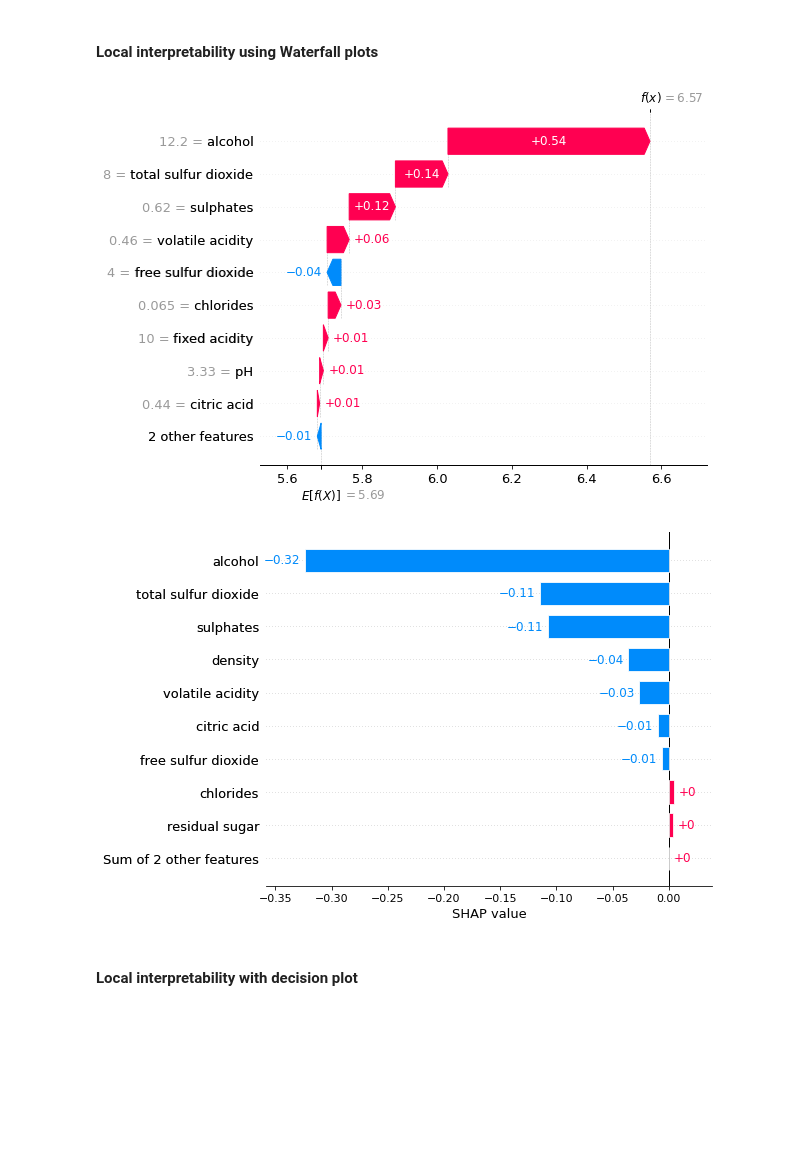
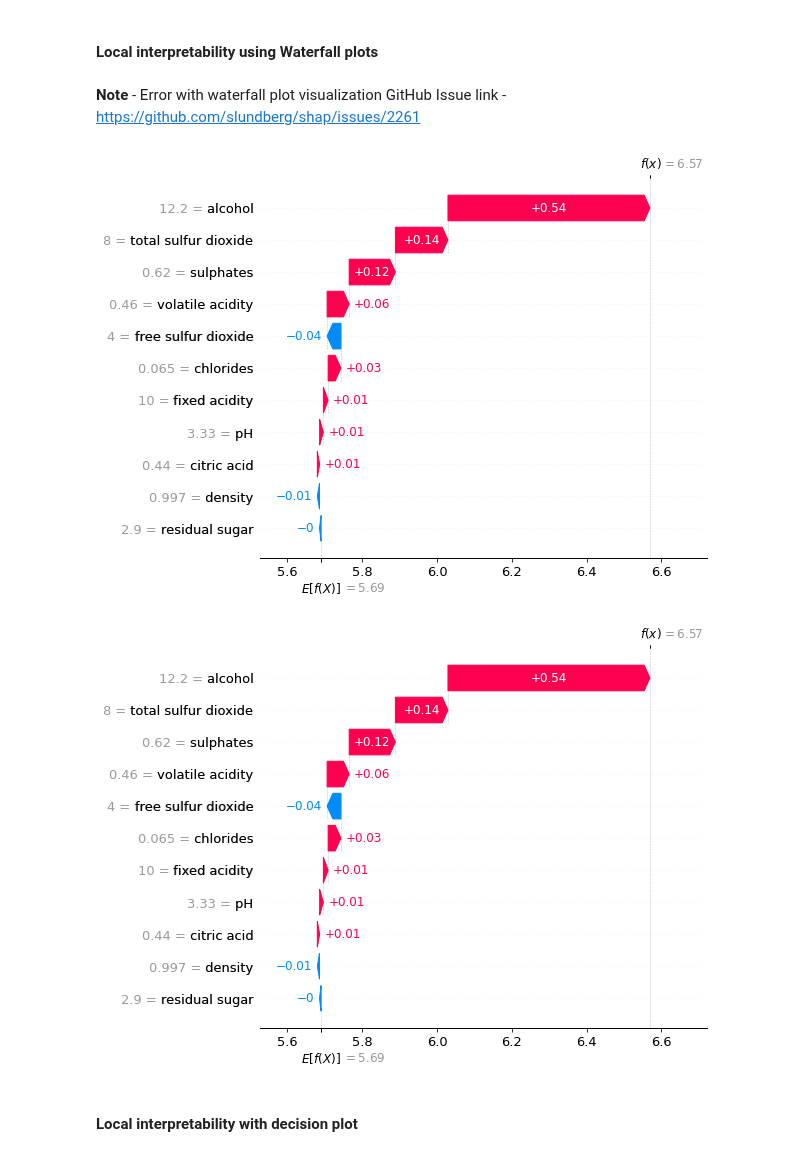
Before and after one commit to PacktPublishing/Applied-Machine-Learning-Explainability-Techniques, a Jupyter notebook: Chapter06/Intro_to_SHAP.ipynb, the cells around one changed output. Saved outputs shown, nothing was run; the diff lists cells and outputs as text; code cells hidden in the pictures; blank space fills up the shorter version.

Commit message:
added SHAP errata

```diff
--- a/Chapter06/Intro_to_SHAP.ipynb
+++ b/Chapter06/Intro_to_SHAP.ipynb
@@ -222,14 +216,6 @@ shap.force_plot(explainer.expected_value, shap_values[0,:], x_test.iloc[0,:], pl
 <shap.plots._force.AdditiveForceVisualizer at 0x...>
 # %% [markdown]
 #### Local interpretability using Waterfall plots
-# %%
-explainer = shap.Explainer(model, x_test)
-shap_values = explainer(x_test)
-shap.plots.waterfall(shap_values[0]) # For the first observation
-# %% [output]
-[figure, removed]
-# %%
-# Similarly for the second observation
-shap.plots.bar(shap_values[1])
-# %% [output]
-[figure, removed]
+# %% [markdown]
+**Note** - Error with waterfall plot visualization
+GitHub Issue link - https://github.com/slundberg/shap/issues/2261
@@ -236,3 +238,8 @@ shap.plots.bar(shap_values[1])
+# %%
+shap.plots.waterfall(shap_values[0], max_display = 12, show=False)
+# %% [output]
+[figure, added]
+[figure, added]
 # %% [markdown]
 #### Local interpretability with decision plot
 # %%
```
Also changed, not shown: parts of 6 cells of this notebook, 3 other files.
